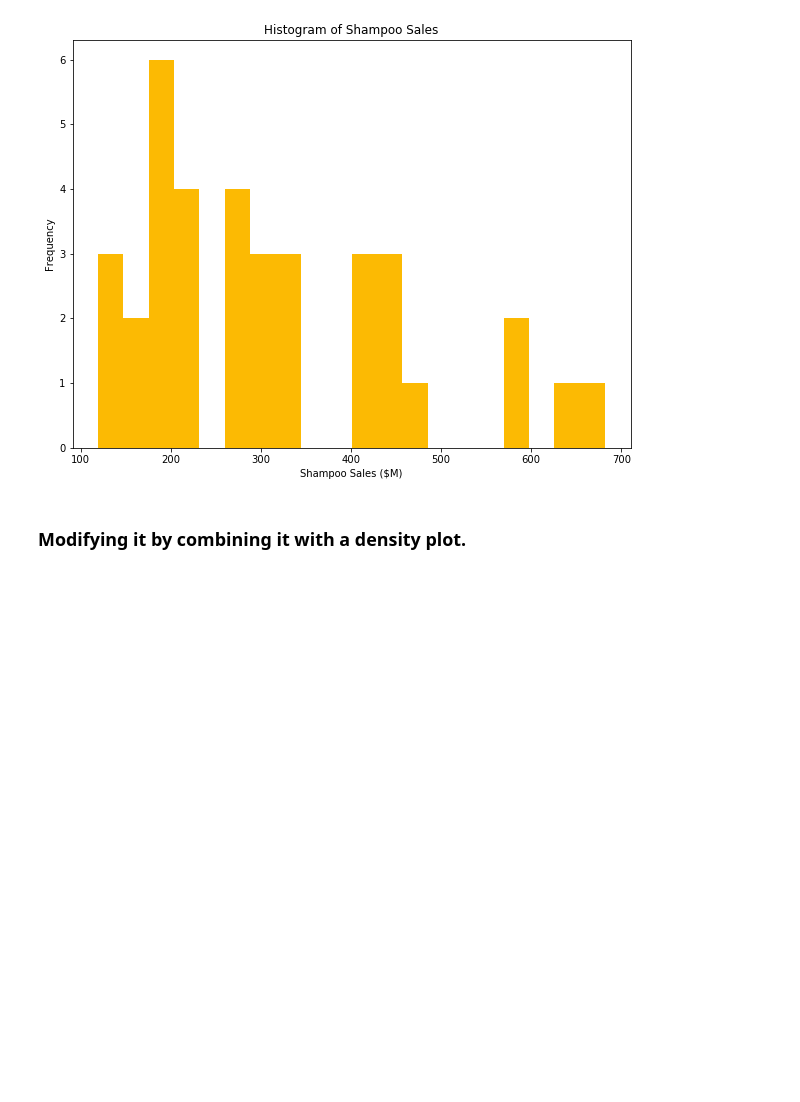
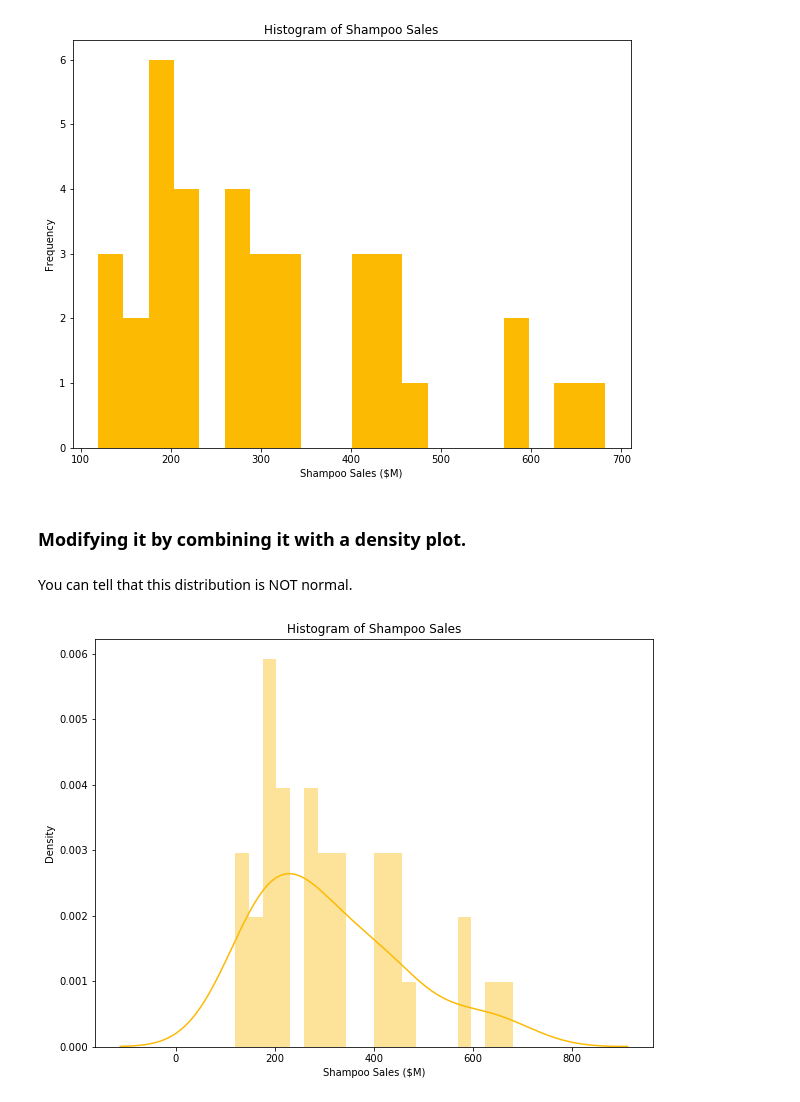
Before and after one commit to jaykayso/AppliedTimeSeriesAnalysisWithPython, a Jupyter notebook: S2L5.ipynb, the cells around one changed output. Drawn from its saved outputs; the diff is of its cells as text; code cells hidden in the pictures; blank space fills up the shorter version.

```diff
--- a/S2L5.ipynb
+++ b/S2L5.ipynb
@@ -88,3 +88,12 @@ plt.ylabel('Frequency');
 [figure]
 # %% [markdown]
 ### Modifying it by combining it with a density plot.
+# %% [markdown]
+You can tell that this distribution is NOT normal.
+# %%
+sns.distplot(data['Sales'], bins=20, hist=True, kde=True, color = '#fcba03')
+plt.title('Histogram of Shampoo Sales')
+plt.xlabel('Shampoo Sales ($M)')
+plt.ylabel('Density');
+# %% [output]
+[figure, added]
```
Also changed, not shown: parts of 16 cells of this notebook.
